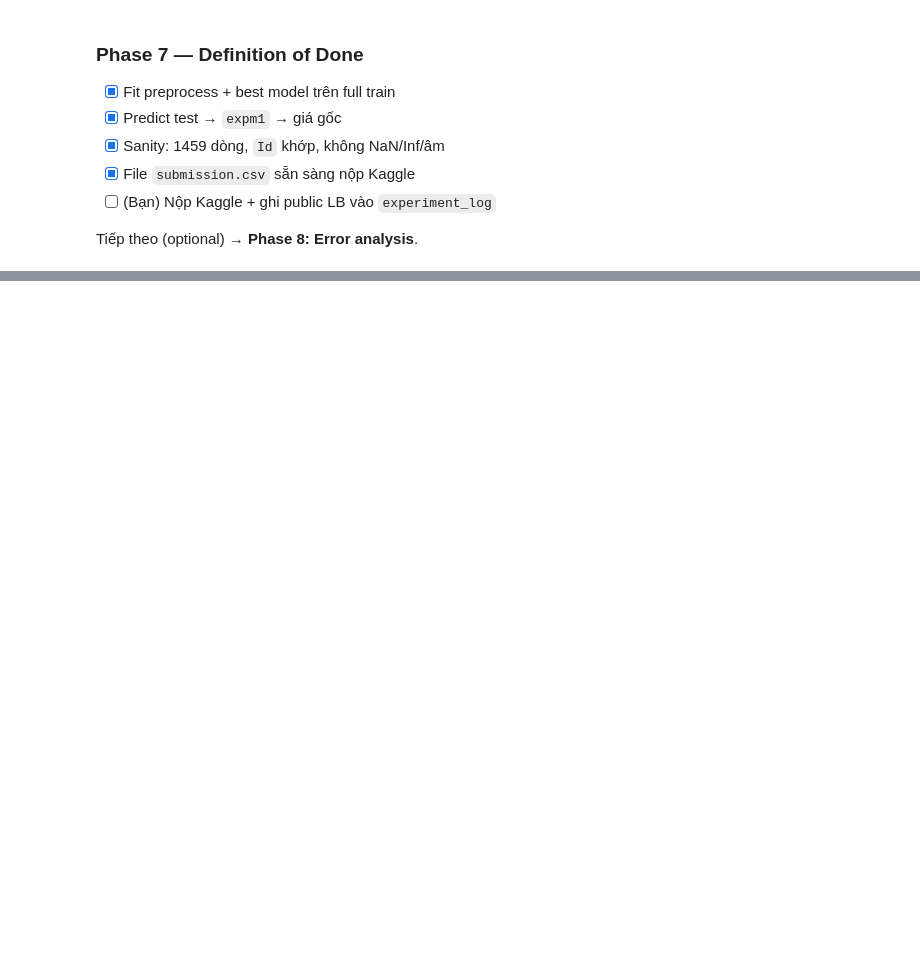
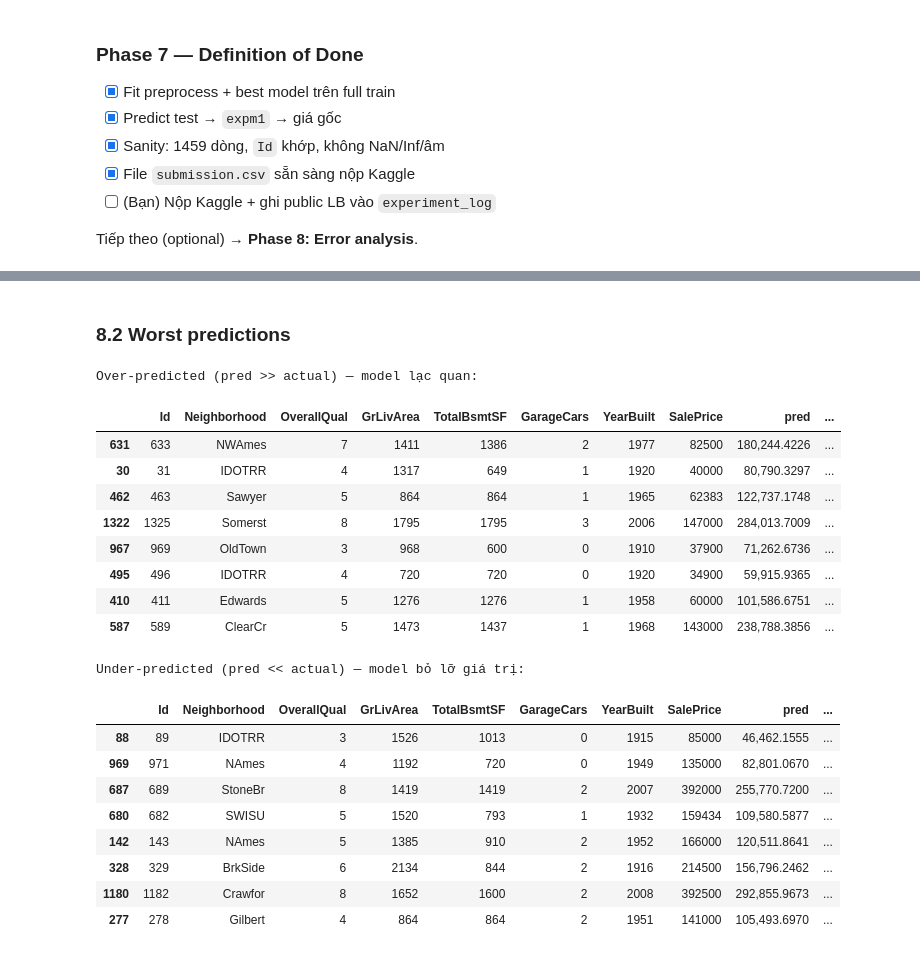
Before and after one commit to fuwhis/VEF_DA_FinalProject, a Jupyter notebook: complete_main.ipynb, the cells around one changed output, grey strips where cells are left out. Cells and saved outputs as stored; diff of their text form; code cells hidden in the pictures; blank space fills up the shorter version.

```diff
--- a/complete_main.ipynb
+++ b/complete_main.ipynb
@@ -1445,0 +1449,26 @@ pass
+# %%
+from sklearn.base import clone
+
+kf = KFold(n_splits=5, shuffle=True, random_state=RANDOM_STATE)
+oof_pred = np.zeros(len(y_cv), dtype=float)
+
+for fold, (tr_idx, va_idx) in enumerate(kf.split(X_cv), start=1):
+    X_tr, X_va, y_tr, y_va = make_xy_fold(X_cv, y_cv, tr_idx, va_idx, scale=best_use_scale)
+    m = clone(best_estimator)
+    m.fit(X_tr.values, np.log1p(y_tr.values))
+    oof_pred[va_idx] = np.expm1(m.predict(X_va.values))
+    print(f"OOF fold {fold}: RMSLE={rmsle(y_va.values, oof_pred[va_idx]):.5f}")
+
+oof_rmsle = rmsle(y_cv.values, oof_pred)
+print(f"\nOOF RMSLE ({best_model_name}): {oof_rmsle:.5f}")
+
+resid = y_cv.values - oof_pred
+resid_log = np.log1p(y_cv.values) - np.log1p(np.clip(oof_pred, 0, None))
+
+err_df = X_cv.copy()
+err_df["SalePrice"] = y_cv.values
+err_df["pred"] = oof_pred
+err_df["resid"] = resid
+err_df["resid_log"] = resid_log
+err_df["abs_resid_log"] = np.abs(resid_log)
+print("err_df ready:", err_df.shape)
@@ -1445,0 +1517,37 @@ pass
+# %% [markdown]
+### 8.2 Worst predictions
+# %%
+show_cols = [
+    c for c in [
+        "Id", "Neighborhood", "OverallQual", "GrLivArea", "TotalBsmtSF",
+        "GarageCars", "YearBuilt", "SalePrice", "pred", "resid", "resid_log",
+    ]
+    if c in err_df.columns
+]
+
+print("Over-predicted (pred >> actual) — model lạc quan:")
+display(err_df.nsmallest(8, "resid_log")[show_cols])
+
+print("\nUnder-predicted (pred << actual) — model bỏ lỡ giá trị:")
+display(err_df.nlargest(8, "resid_log")[show_cols])
+# %% [output]
+Over-predicted (pred >> actual) — model lạc quan:
+|  | Id | Neighborhood | OverallQual | GrLivArea | TotalBsmtSF | GarageCars | YearBuilt | SalePrice | pred | ... |
+| 631 | 633 | NWAmes | 7 | 1411 | 1386 | 2 | 1977 | 82500 | 180,244.4226 | ... |
+| 30 | 31 | IDOTRR | 4 | 1317 | 649 | 1 | 1920 | 40000 | 80,790.3297 | ... |
+| 462 | 463 | Sawyer | 5 | 864 | 864 | 1 | 1965 | 62383 | 122,737.1748 | ... |
+| 1322 | 1325 | Somerst | 8 | 1795 | 1795 | 3 | 2006 | 147000 | 284,013.7009 | ... |
+| 967 | 969 | OldTown | 3 | 968 | 600 | 0 | 1910 | 37900 | 71,262.6736 | ... |
+| 495 | 496 | IDOTRR | 4 | 720 | 720 | 0 | 1920 | 34900 | 59,915.9365 | ... |
+| 410 | 411 | Edwards | 5 | 1276 | 1276 | 1 | 1958 | 60000 | 101,586.6751 | ... |
+| 587 | 589 | ClearCr | 5 | 1473 | 1437 | 1 | 1968 | 143000 | 238,788.3856 | ... |
+Under-predicted (pred << actual) — model bỏ lỡ giá trị:
+|  | Id | Neighborhood | OverallQual | GrLivArea | TotalBsmtSF | GarageCars | YearBuilt | SalePrice | pred | ... |
+| 88 | 89 | IDOTRR | 3 | 1526 | 1013 | 0 | 1915 | 85000 | 46,462.1555 | ... |
+| 969 | 971 | NAmes | 4 | 1192 | 720 | 0 | 1949 | 135000 | 82,801.0670 | ... |
+| 687 | 689 | StoneBr | 8 | 1419 | 1419 | 2 | 2007 | 392000 | 255,770.7200 | ... |
+| 680 | 682 | SWISU | 5 | 1520 | 793 | 1 | 1932 | 159434 | 109,580.5877 | ... |
+| 142 | 143 | NAmes | 5 | 1385 | 910 | 2 | 1952 | 166000 | 120,511.8641 | ... |
+| 328 | 329 | BrkSide | 6 | 2134 | 844 | 2 | 1916 | 214500 | 156,796.2462 | ... |
+| 1180 | 1182 | Crawfor | 8 | 1652 | 1600 | 2 | 2008 | 392500 | 292,855.9673 | ... |
+| 277 | 278 | Gilbert | 4 | 864 | 864 | 2 | 1951 | 141000 | 105,493.6970 | ... |
```
Also changed, not shown: parts of 13 cells of this notebook.
